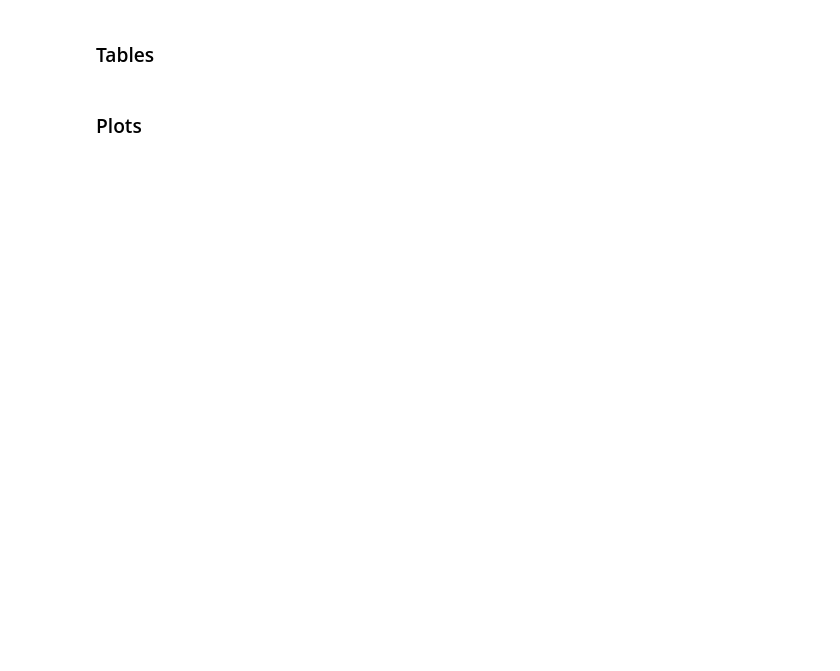
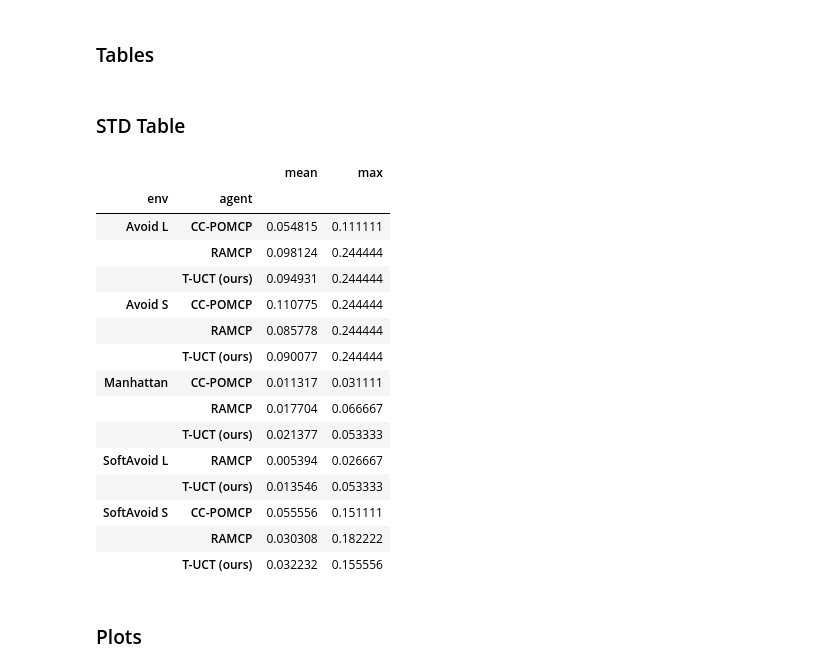
Before and after one commit to kurecka/rats, a Jupyter notebook: notebooks/visualization.ipynb, the cells around one changed output. Drawn from its saved outputs; the diff is of its cells as text; code cells hidden in the pictures; blank space fills up the shorter version.

```diff
--- a/notebooks/visualization.ipynb
+++ b/notebooks/visualization.ipynb
@@ -28,15 +78,0 @@ data.head()
-# %%
-lp_data = data.loc[data.agent == 'LP']
-
-# Add LP accurate values
-real_values = lp_data[['reward_mean', 'benchmark', 'c']]
-
-extended_data = data.merge(real_values, on=['benchmark', 'c'], suffixes=('', '_real'))
-
-m = extended_data['reward_mean'].min()
-
-extended_data['reward_mean'] -= m
-extended_data['reward_mean_real'] += 0.00001
-
-extended_data.sort_values(by=['benchmark', 'algorithm', 'c'], inplace=True)
-extended_data.head()
@@ -81,2 +123,41 @@ warnings.filterwarnings("default")
+# %% [markdown]
+### STD Table
+# %%
+data = extended_data[['env', 'agent', 'penalty_std', 'penalty_mean', 'feasible_low', 'repetitions', 'feasible', 'c']]
+data = data[(data.c != 0) & (data.feasible_low)]
+data = data[data.agent != 'LP']
+
+data = data[data['c'] < data['penalty_mean']]
+data['overhead'] = (data['penalty_mean'] - data['c']) / data['c']
+
+# data['overhead'] = np.maximum(data['overhead'], 0)
+# overhead_table = data.groupby(['env', 'agent'])['overhead'].aggregate(['mean', 'max'])
+overhead_table = data.groupby(['env', 'agent']).overhead.aggregate(['mean', 'max'])
+
+
+
+# data['sample_std'] = data['penalty_std'] / np.sqrt(data['repetitions']-1) / data['c']
+# std_table = data.groupby(['env', 'agent'])['sample_std'].aggregate(['mean', 'max'])
+# std_table = std_table.reset_index()
+# std_table
+
+overhead_table
+# %% [output]
+|  |  | mean | max |
+| env | agent |  |  |
+| Avoid L | CC-POMCP | 0.054815 | 0.111111 |
+|  | RAMCP | 0.098124 | 0.244444 |
+|  | T-UCT (ours) | 0.094931 | 0.244444 |
+| Avoid S | CC-POMCP | 0.110775 | 0.244444 |
+|  | RAMCP | 0.085778 | 0.244444 |
+|  | T-UCT (ours) | 0.090077 | 0.244444 |
+| Manhattan | CC-POMCP | 0.011317 | 0.031111 |
+|  | RAMCP | 0.017704 | 0.066667 |
+|  | T-UCT (ours) | 0.021377 | 0.053333 |
+| SoftAvoid L | RAMCP | 0.005394 | 0.026667 |
+|  | T-UCT (ours) | 0.013546 | 0.053333 |
+| SoftAvoid S | CC-POMCP | 0.055556 | 0.151111 |
+|  | RAMCP | 0.030308 | 0.182222 |
+|  | T-UCT (ours) | 0.032232 | 0.155556 |
 # %% [markdown]
 ### Plots
```
Also changed, not shown: parts of 6 cells of this notebook.
